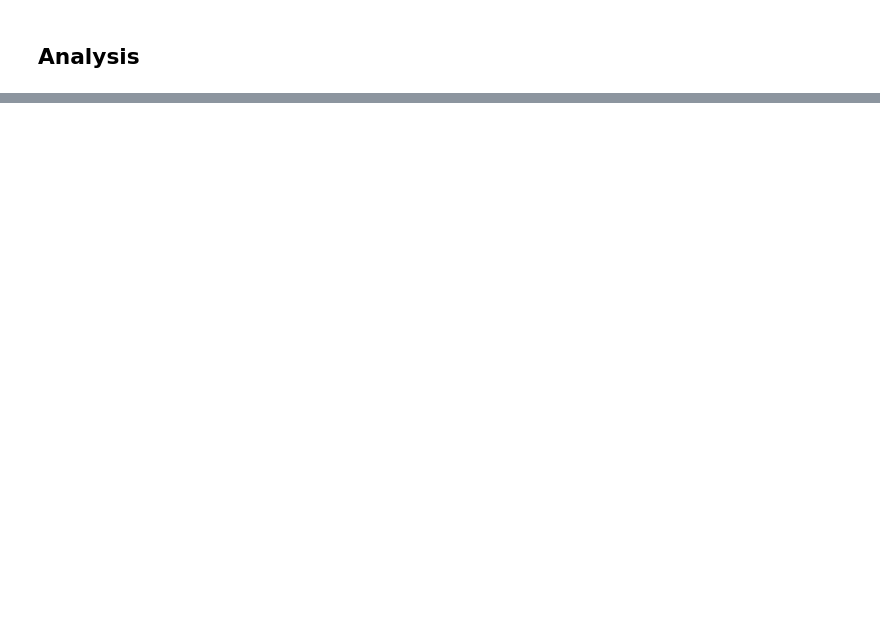
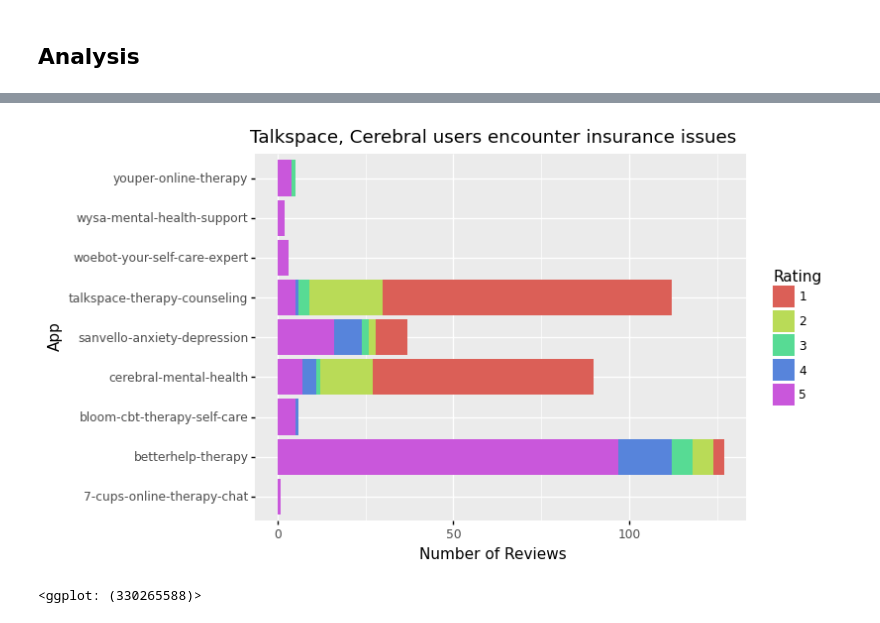
Before and after one commit to juliaingram/therapy-app-reviews, a Jupyter notebook: App Scraper.ipynb, the cells around one changed output, grey strips where cells are left out. Saved outputs shown, nothing was run; the diff lists cells and outputs as text; code cells hidden in the pictures; blank space fills up the shorter version.

```diff
--- a/App Scraper.ipynb
+++ b/App Scraper.ipynb
@@ -158,2 +124,4 @@ ConnectionError: HTTPSConnectionPool(host='apps.apple.com', port=443): Max retri
+# %%
+all_reviews_df = pd.concat(all_reviews)
 # %% [markdown]
 ## Analysis
@@ -179,0 +170,28 @@ https://itunes.apple.com/lookup?id=661829386&country=nl&entity=software
+# %%
+insurance_woes = []
+for count, review in enumerate(list(all_reviews_df.review)):
+    reviews = review.split('. ')
+    matches = [sentence for sentence in reviews if re.findall('insurance', sentence, re.IGNORECASE)]
+    if len(matches) != 0:
+        woe = {}
+        woe['review'] = matches
+        woe['app_name'] = all_reviews_df.iat[count,7]
+        woe['rating'] = all_reviews_df.iat[count,0]
+        insurance_woes.append(woe)
+# %%
+insurance_woes = pd.DataFrame(insurance_woes)
+# %%
+insurance_woes['rating_str'] = insurance_woes.rating.astype(str)
+# %%
+display(
+    ggplot(insurance_woes)
+    + geom_bar(aes('app_name', fill='rating_str'))
+    + coord_flip()
+    + labs(title='Talkspace, Cerebral users encounter insurance issues',
+           fill='Rating',
+           x='App',
+           y='Number of Reviews')
+)
+# %% [output]
+[figure, added]
+<ggplot: (330265588)>
```
Also changed, not shown: parts of 77 cells of this notebook.
